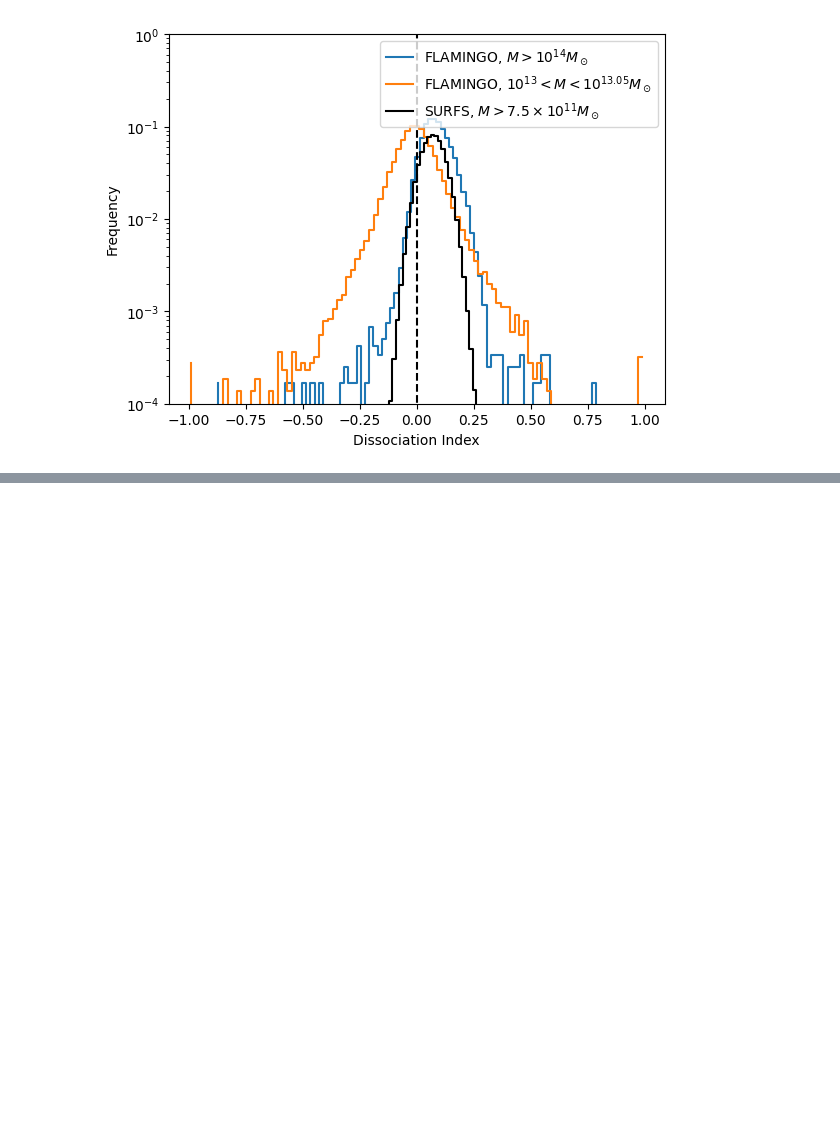
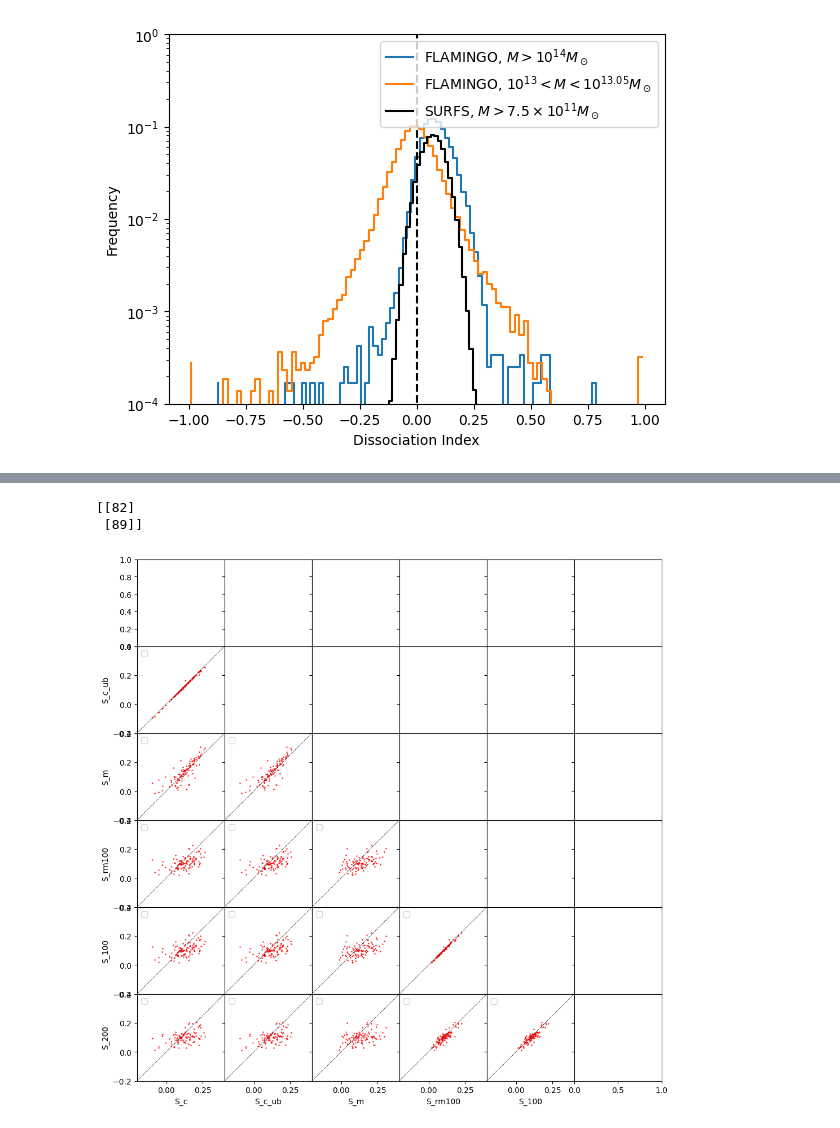
Before and after one commit to yjqqyjq/code, a Jupyter notebook: plot_s.ipynb, the cells around one changed output, grey strips where cells are left out. Cells and saved outputs as stored; diff of their text form; code cells hidden in the pictures; blank space fills up the shorter version.

```diff
--- a/plot_s.ipynb
+++ b/plot_s.ipynb
@@ -83,0 +133,39 @@ fig.savefig("/Users/24756376/plot/Flamingo/L1000N0900/Dissociation_compare_mem_2
+# %%
+import corner
+import numpy as np
+
+    # Generate some dummy MCMC samples (replace with your actual samples)
+
+samples = np.array([S_c,S_c_ub,S_m,S_rm,S_100,S_200]).T[0:100]
+labels=["S_c","S_c_ub", "S_m","S_rm100", "S_100","S_200"]
+#print(samples)
+    # Create the corner plot
+fig = plt.figure(figsize=(12,12))
+gs = fig.add_gridspec(6,6, hspace=0, wspace=0)
+axes = gs.subplots(sharex='col', sharey='row')
+
+#print(np.argwhere((samples[:,1]-samples[:,4]<00.1)+(samples[:,1]-samples[:,4]<-0.1)))
+print(np.argwhere((samples[:,1]<0)*(samples[:,4]<0.05)))#sat larger than cen????
+#print(np.argwhere((samples[:,1]>0.2)*(samples[:,4]>0.15)))
+for yi in range(6):
+    for xi in range(yi):
+        ax = axes[yi,xi]
+
+        ax.scatter(samples[:,xi],samples[:,yi],color='red',s=0.5,alpha=1)
+#        ax.scatter(samples[:,xi][samples[:,4]>0.15],samples[:,yi][samples[:,4]>0.15],color='blue',s=0.5,alpha=0.5)
+
+        ax.set_xlabel(labels[xi])
+        if xi==0:
+          ax.set_ylabel(labels[yi])
+        r,p=pearsonr(samples[:,xi],samples[:,yi])
+        ax.plot(np.linspace(-1,0.5,20),np.linspace(-1,0.5,20),linestyle='--',linewidth=0.5,color='k')
+        ax.set_xbound(-0.2,0.4)
+        ax.set_ybound(-0.2,0.4)
+#        ax.scatter(samples[:,xi][[1815,836,9065]],samples[:,yi][[1815,836,9065]],s=0.5,color='r')
+#        ax.scatter(samples[:,xi][[5673,6402,9249,4356,2113]],samples[:,yi][[5673,6402,9249,4356,2113]],s=0.5,color='g')
+#        ax.scatter(samples[:,xi][index_100],samples[:,yi][index_100],s=0.3,alpha=0.5,color='r')
+        ax.legend()
+# %% [output]
+[[82]
+ [89]]
+[figure, added]
```
Also changed, not shown: parts of 4 cells of this notebook, 16 other files.
